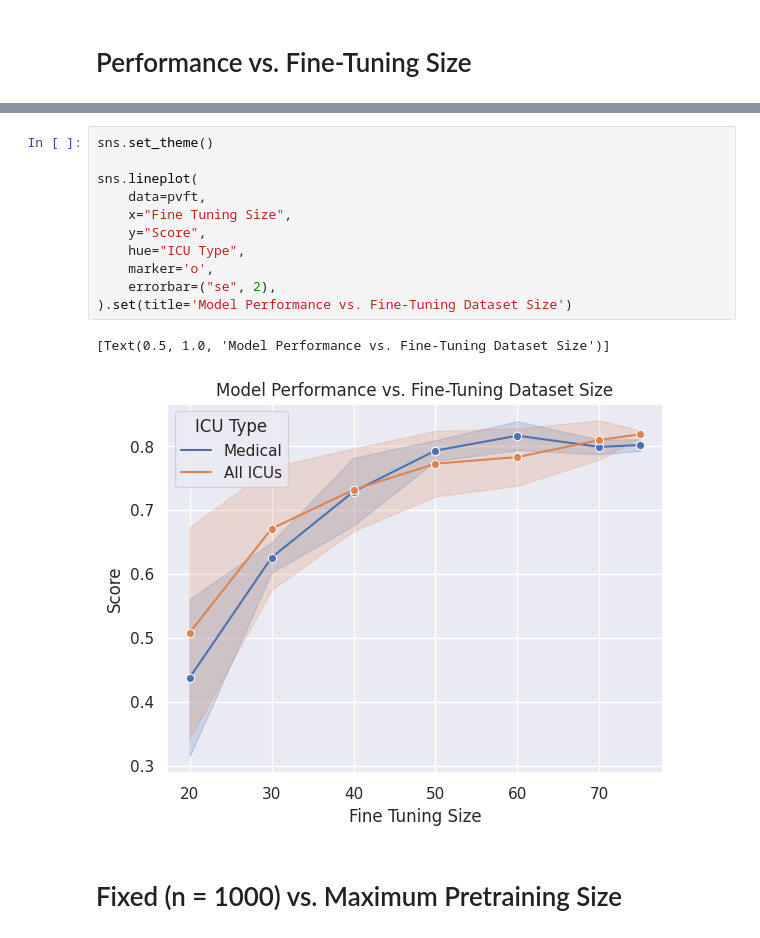
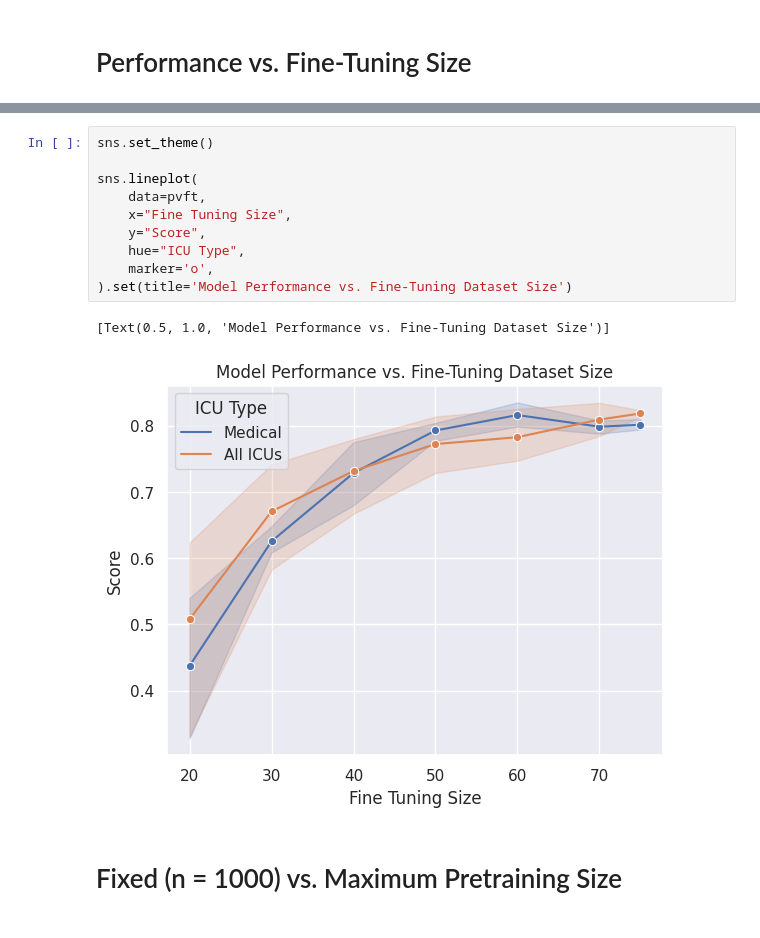
Before and after one commit to isears/tabecmo, a Jupyter notebook: visualizations.ipynb, the cells around one changed output, grey strips where cells are left out. Saved outputs shown, nothing was run; the diff lists cells and outputs as text.

Commit message:
Use default error margins

```diff
--- a/visualizations.ipynb
+++ b/visualizations.ipynb
@@ -50,17 +34,16 @@ pvft
 # %%
 sns.set_theme()
 
 sns.lineplot(
     data=pvft,
     x="Fine Tuning Size",
     y="Score",
     hue="ICU Type",
     marker='o',
-    errorbar=("se", 2),
 ).set(title='Model Performance vs. Fine-Tuning Dataset Size')
 # %% [output]
 [Text(0.5, 1.0, 'Model Performance vs. Fine-Tuning Dataset Size')]
-[figure, old version]
+[figure, new version]
 # %% [markdown]
 # Fixed (n = 1000) vs. Maximum Pretraining Size
 # %%
```
Also changed, not shown: parts of 7 cells of this notebook.
